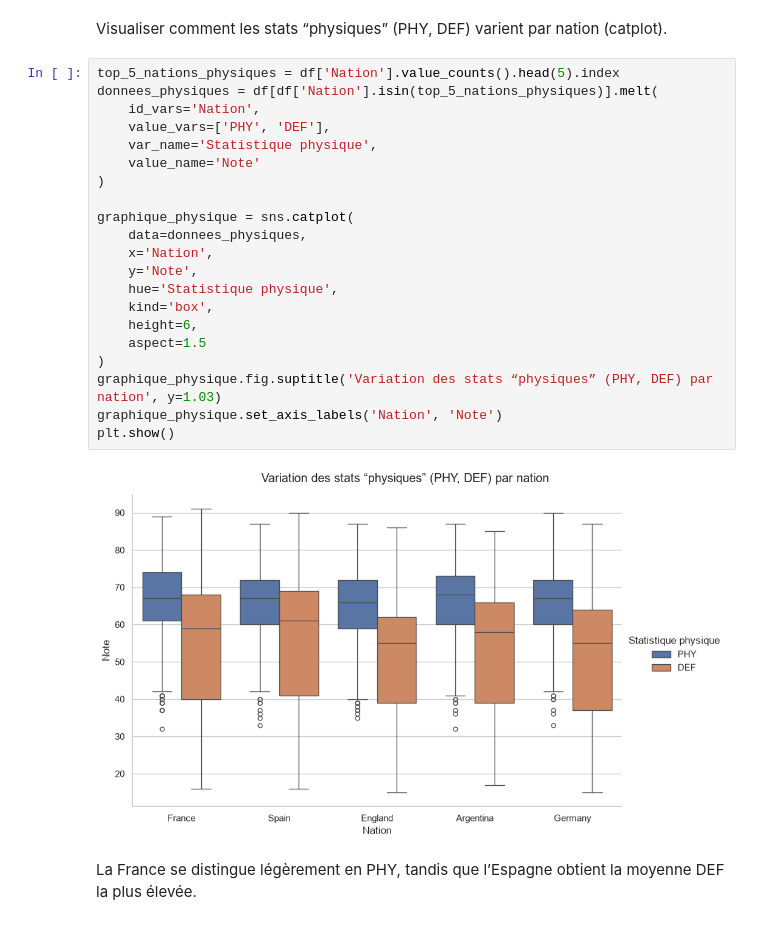
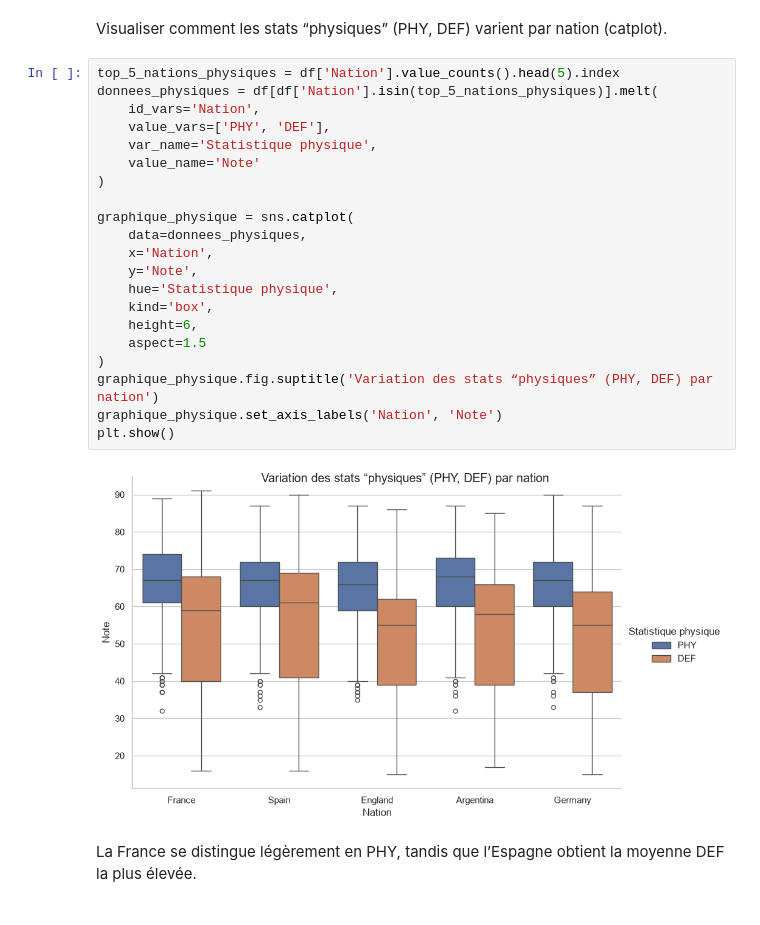
Before and after one commit to Maxime-casr/D-tection-Joueur, a Jupyter notebook: TP_Maxime_Casteras.ipynb, the cells around one changed output. Saved outputs shown, nothing was run; the diff lists cells and outputs as text.

```diff
--- a/TP_Maxime_Casteras.ipynb
+++ b/TP_Maxime_Casteras.ipynb
@@ -520,25 +520,25 @@ Visualiser comment les stats “physiques” (PHY, DEF) varient par nation (catp
 # %%
 top_5_nations_physiques = df['Nation'].value_counts().head(5).index
 donnees_physiques = df[df['Nation'].isin(top_5_nations_physiques)].melt(
     id_vars='Nation',
     value_vars=['PHY', 'DEF'],
     var_name='Statistique physique',
     value_name='Note'
 )
 
 graphique_physique = sns.catplot(
     data=donnees_physiques,
     x='Nation',
     y='Note',
     hue='Statistique physique',
     kind='box',
     height=6,
     aspect=1.5
 )
-graphique_physique.fig.suptitle('Variation des stats “physiques” (PHY, DEF) par nation', y=1.03)
+graphique_physique.fig.suptitle('Variation des stats “physiques” (PHY, DEF) par nation')
 graphique_physique.set_axis_labels('Nation', 'Note')
 plt.show()
 # %% [output]
-[figure, old version]
+[figure, new version]
 # %% [markdown]
 La France se distingue légèrement en PHY, tandis que l’Espagne obtient la moyenne DEF la plus élevée.
```
Also changed, not shown: parts of 4 cells of this notebook.
